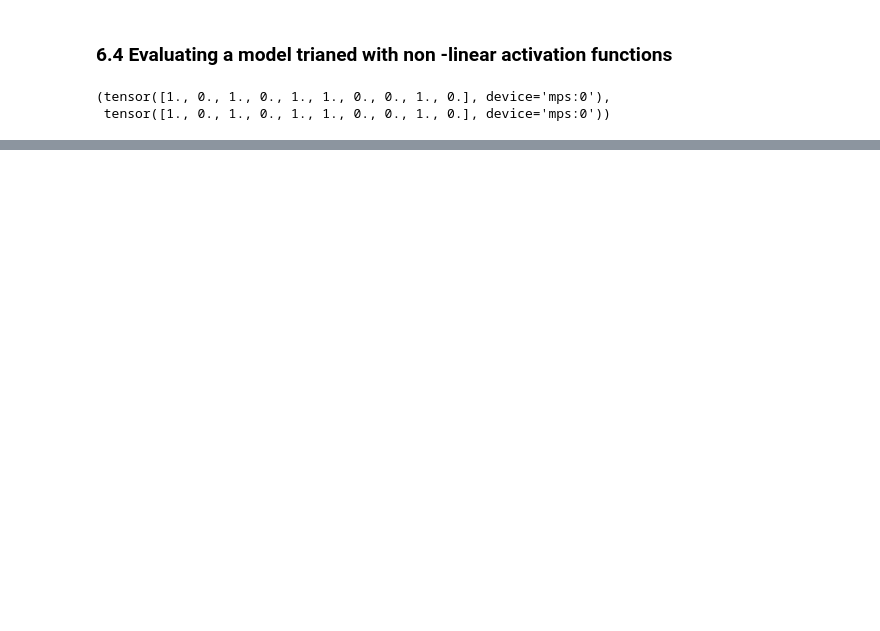
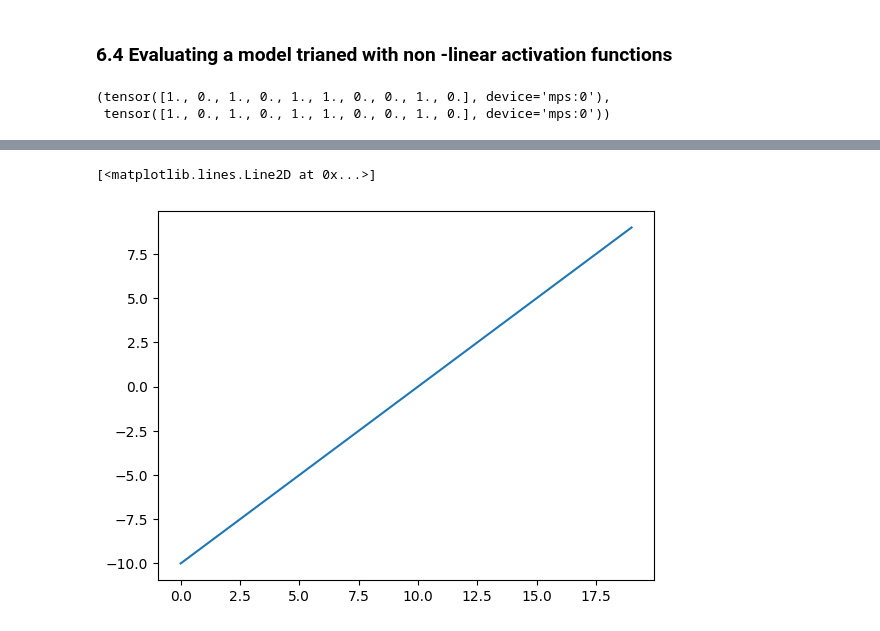
Before and after one commit to Pandagan-85/ztm_pytorch_bootcamp, a Jupyter notebook: 02_PyTorch_Neural_network_Classification.ipynb, the cells around one changed output, grey strips where cells are left out. Cells and saved outputs as stored; diff of their text form; code cells hidden in the pictures; blank space fills up the shorter version.

```diff
--- a/02_PyTorch_Neural_network_Classification.ipynb
+++ b/02_PyTorch_Neural_network_Classification.ipynb
@@ -1020,0 +1031,6 @@ Le reti neurali funzionano con una combinazione di funzioni lineari e non linear
+# %%
+# Visualize the tensor
+plt.plot(A)
+# %% [output]
+[<matplotlib.lines.Line2D at 0x...>]
+[figure, added]
```
Also changed, not shown: parts of 81 cells of this notebook, 2 other files.
